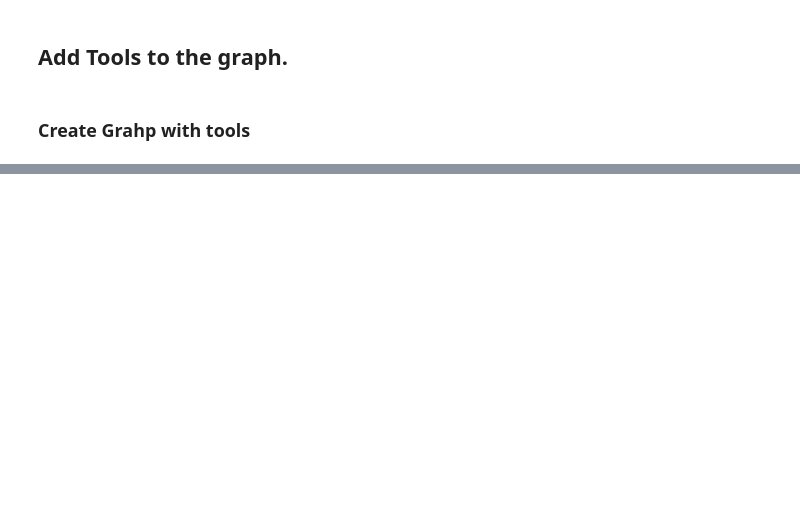
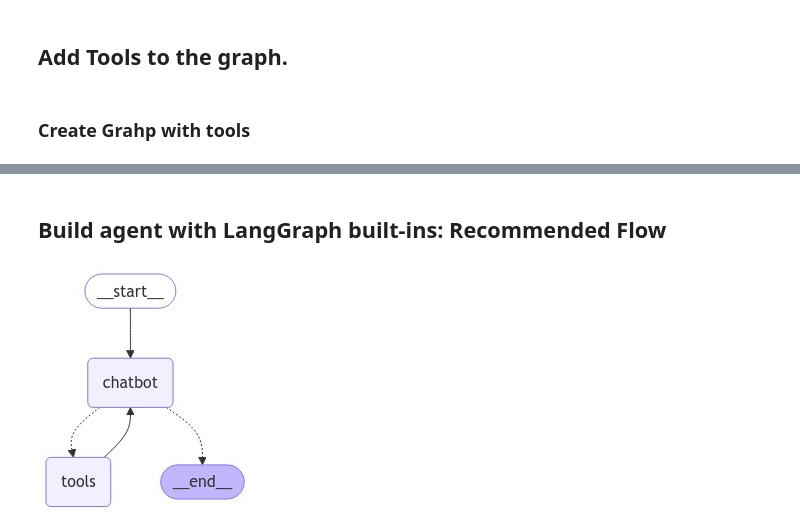
Before and after one commit to jdgallegoq/react-agent, a Jupyter notebook: notebooks/react_agent.ipynb, the cells around one changed output, grey strips where cells are left out. Saved outputs shown, nothing was run; the diff lists cells and outputs as text; code cells hidden in the pictures; blank space fills up the shorter version.

```diff
--- a/notebooks/react_agent.ipynb
+++ b/notebooks/react_agent.ipynb
@@ -184,0 +243,2 @@ def route_tools(state: State) -> Literal["tools", "__end__"]:
+# %% [markdown]
+## Build agent with LangGraph built-ins: Recommended Flow
@@ -184,0 +250,38 @@ def route_tools(state: State) -> Literal["tools", "__end__"]:
+# %%
+class State(TypedDict):
+    messages: Annotated[list, add_messages]
+
+# start graph building
+graph_builder = StateGraph(State)
+# add tools  and bind to LLM
+tools = [search_web, get_weather]
+llm = ChatOpenAI(model="gpt-4o-mini", temperature=0.0)
+llm_with_tools = llm.bind_tools(tools)
+
+# add llm to graph
+def chatbot(state: State):
+    return {"messages": [llm_with_tools.invoke(state["messages"])]}
+graph_builder.add_node("chatbot", chatbot)
+
+# add tools node
+tool_node = ToolNode(tools=tools) # no need to define `BasicToolNode`
+graph_builder.add_node("tools", tool_node)
+
+
+# add conditional edges
+graph_builder.add_conditional_edges(
+    "chatbot",
+    tools_condition, # no need to define manually `route_tools`
+    {"tools": "tools", "__end__": "__end__"}
+)
+# add tools to chatbot
+graph_builder.add_edge("tools", "chatbot")
+# define entry point
+graph_builder.set_entry_point("chatbot")
+# compile
+graph = graph_builder.compile()
+# %%
+# check graph again
+display(Image(graph.get_graph().draw_mermaid_png()))
+# %% [output]
+[figure, added]
```
Also changed, not shown: parts of 13 cells of this notebook.
